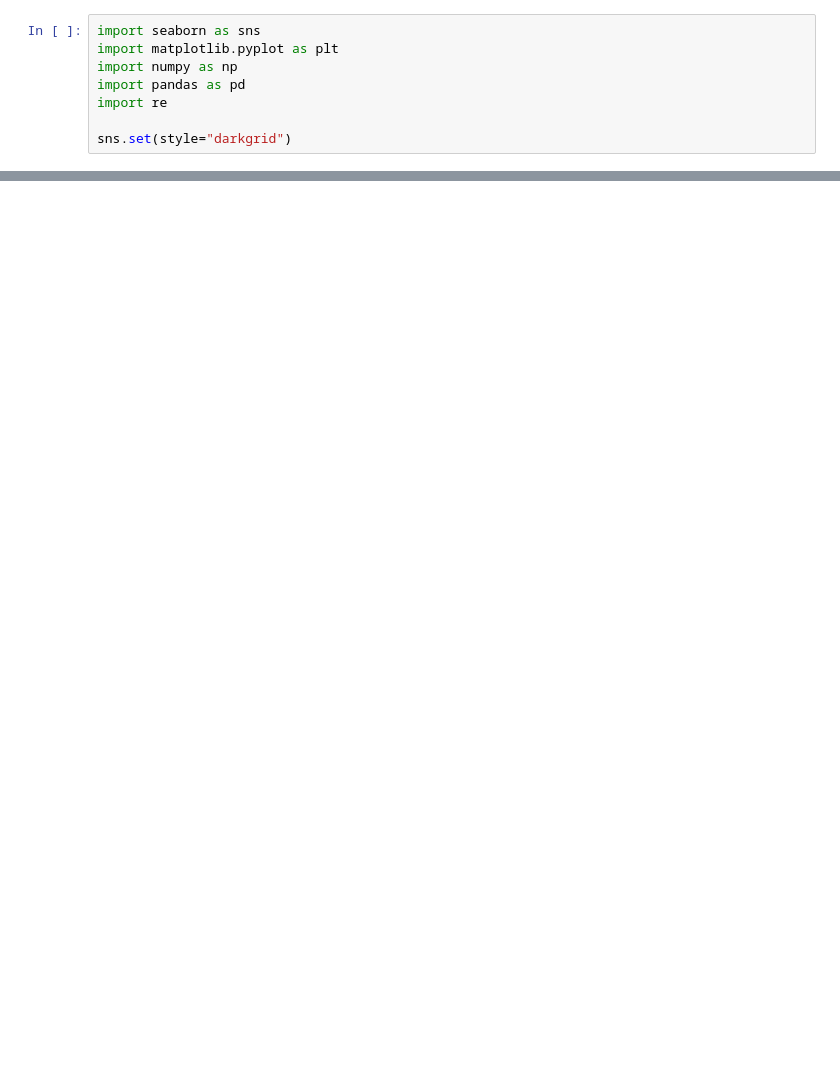
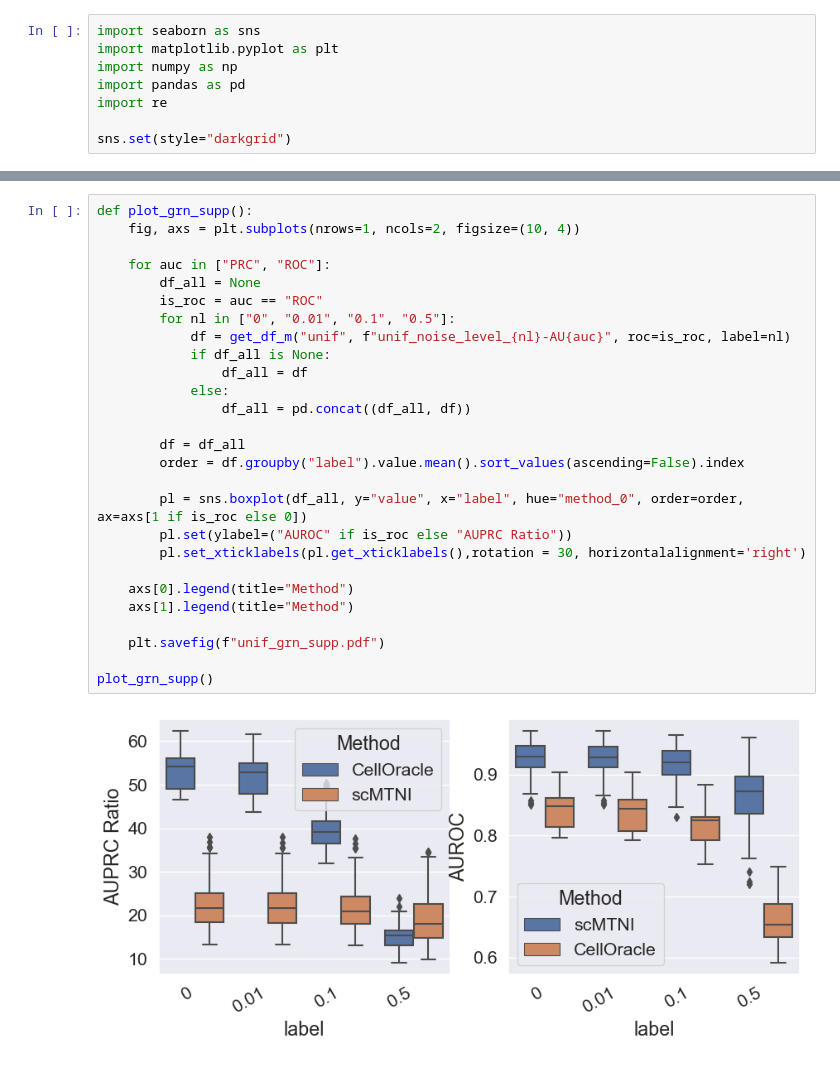
Before and after one commit to ZhangLabGT/scMultiSim_manuscript, a Jupyter notebook: benchmarks/bench_grn/grn_visualization.ipynb, the cells around one changed output, grey strips where cells are left out. Cells and saved outputs as stored; diff of their text form; blank space fills up the shorter version.

```diff
--- a/benchmarks/bench_grn/grn_visualization.ipynb
+++ b/benchmarks/bench_grn/grn_visualization.ipynb
@@ -120,0 +221,29 @@ plot_grn_aux("scm2")
+# %%
+def plot_grn_supp():
+    fig, axs = plt.subplots(nrows=1, ncols=2, figsize=(10, 4))
+
+    for auc in ["PRC", "ROC"]:
+        df_all = None
+        is_roc = auc == "ROC"
+        for nl in ["0", "0.01", "0.1", "0.5"]:
+            df = get_df_m("unif", f"unif_noise_level_{nl}-AU{auc}", roc=is_roc, label=nl)
+            if df_all is None:
+                df_all = df
+            else:
+                df_all = pd.concat((df_all, df))
+
+        df = df_all
+        order = df.groupby("label").value.mean().sort_values(ascending=False).index
+
+        pl = sns.boxplot(df_all, y="value", x="label", hue="method_0", order=order, ax=axs[1 if is_roc else 0])
+        pl.set(ylabel=("AUROC" if is_roc else "AUPRC Ratio"))
+        pl.set_xticklabels(pl.get_xticklabels(),rotation = 30, horizontalalignment='right')
+
+    axs[0].legend(title="Method")
+    axs[1].legend(title="Method")
+
+    plt.savefig(f"unif_grn_supp.pdf")
+
+plot_grn_supp()
+# %% [output]
+[figure, added]
```
Also changed, not shown: parts of 4 cells of this notebook, 56 other files.
